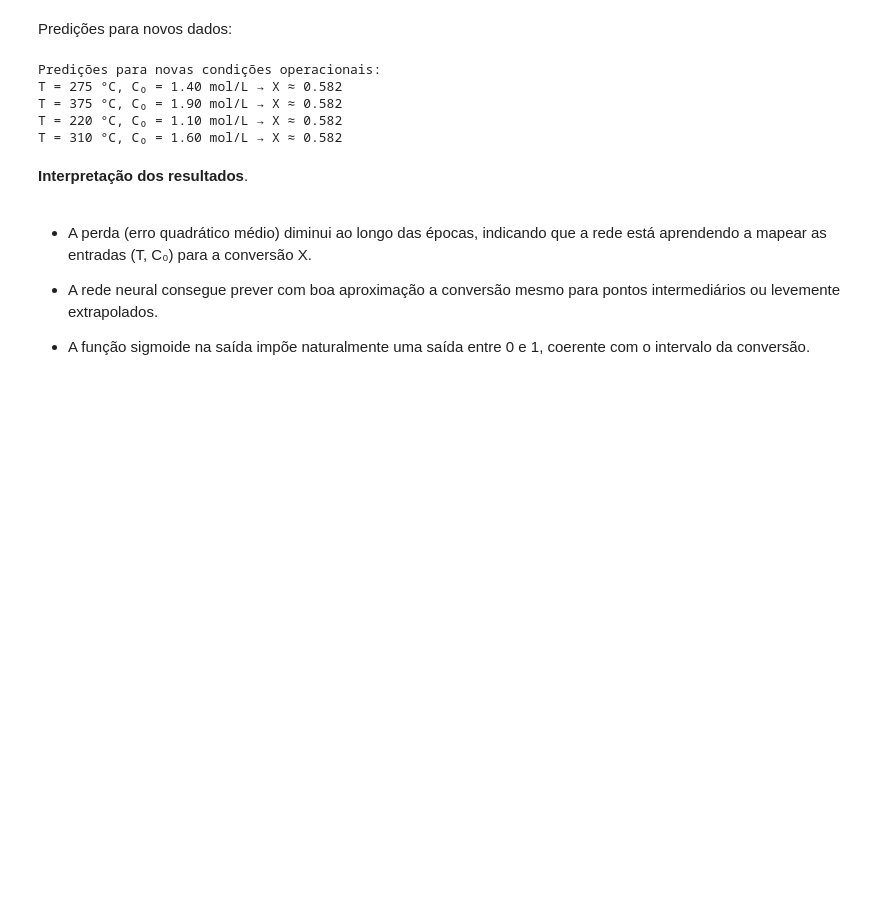
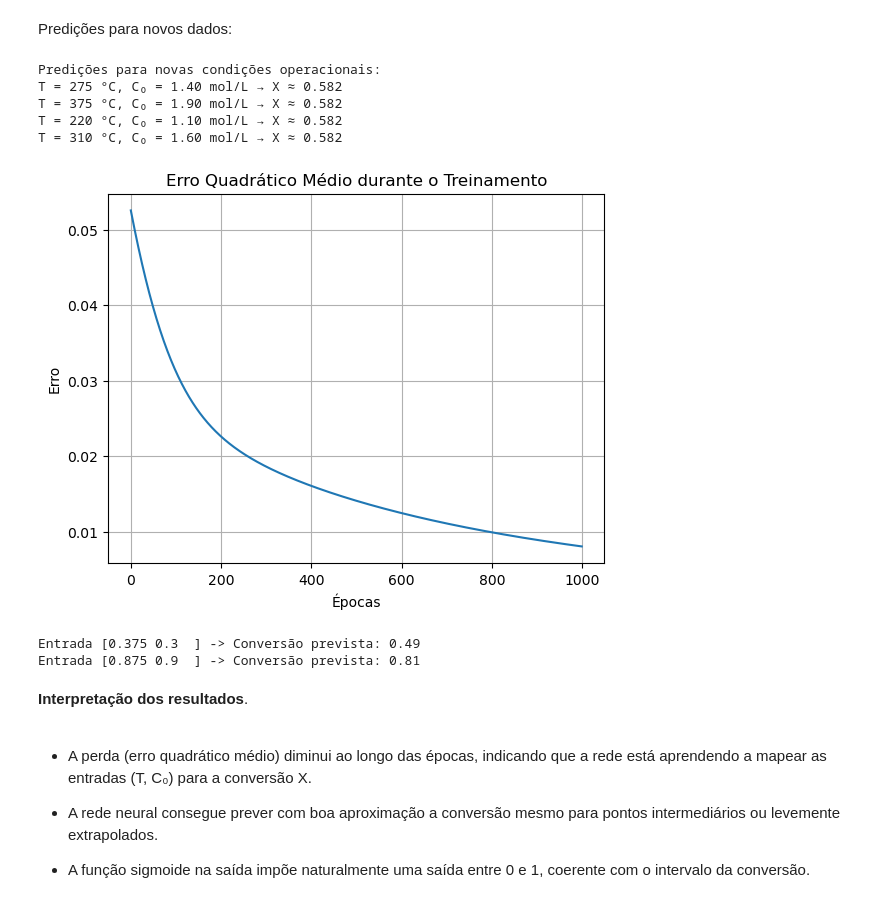
Before and after one commit to Edwards1969/site-aulas-uesc, a Jupyter notebook: CET000/AULAS/Aula_1-2_Redes_Neurais_Exercicios.ipynb, the cells around one changed output. Drawn from its saved outputs; the diff is of its cells as text; code cells hidden in the pictures; blank space fills up the shorter version.

```diff
--- a/CET000/AULAS/Aula_1-2_Redes_Neurais_Exercicios.ipynb
+++ b/CET000/AULAS/Aula_1-2_Redes_Neurais_Exercicios.ipynb
@@ -180,6 +180,80 @@ T = 275 °C, C₀ = 1.40 mol/L → X ≈ 0.582
 T = 375 °C, C₀ = 1.90 mol/L → X ≈ 0.582
 T = 220 °C, C₀ = 1.10 mol/L → X ≈ 0.582
 T = 310 °C, C₀ = 1.60 mol/L → X ≈ 0.582
+# %%
+import numpy as np
+import matplotlib.pyplot as plt
+
+# Dados experimentais
+X = np.array([
+	[200, 1.0],
+	[250, 1.2],
+	[300, 1.5],
+	[350, 1.8],
+	[400, 2.0]
+], dtype=np.float64)
+
+y = np.array([[0.10], [0.35], [0.60], [0.80], [0.95]])
+
+# Normalização min-max
+X_min = X.min(axis=0)
+X_max = X.max(axis=0)
+X_norm = (X - X_min) / (X_max - X_min)
+
+# Função sigmoide
+def sigmoid(z):
+	return 1 / (1 + np.exp(-z))
+
+def sigmoid_derivada(z):
+	s = sigmoid(z)
+	return s * (1 - s)
+
+# Inicialização
+np.random.seed(0)
+w = np.random.randn(2, 1)
+b = 0.0
+alpha = 0.1
+epocas = 1000
+erros = []
+
+# Treinamento
+for epoca in range(epocas):
+	z = np.dot(X_norm, w) + b
+	y_pred = sigmoid(z)
+	erro = y_pred - y
+	custo = np.mean(erro ** 2)
+	erros.append(custo)
+
+	grad_w = np.dot(X_norm.T, erro * sigmoid_derivada(z)) / len(X_norm)
+	grad_b = np.mean(erro * sigmoid_derivada(z))
+
+	w -= alpha * grad_w
+	b -= alpha * grad_b
+
+# Gráfico da função de perda
+plt.plot(erros)
+plt.title("Erro Quadrático Médio durante o Treinamento")
+plt.xlabel("Épocas")
+plt.ylabel("Erro")
+plt.grid(True)
+plt.show()
+# %% [output]
+[figure, added]
+# %%
+novas_condicoes = np.array([
+	[275, 1.3],
+	[375, 1.9]
+	], dtype=np.float64)
+
+novas_norm = (novas_condicoes - X_min) / (X_max - X_min)
+
+for entrada in novas_norm:
+	z = np.dot(entrada, w) + b
+	pred = sigmoid(z)
+	print(f"Entrada {entrada} -> Conversão prevista: {pred[0]:.2f}")
+# %% [output]
+Entrada [0.375 0.3  ] -> Conversão prevista: 0.49
+Entrada [0.875 0.9  ] -> Conversão prevista: 0.81
 # %% [markdown]
 __Interpretação dos resultados__.
 # %% [markdown]
```
Also changed, not shown: 10 other files.
